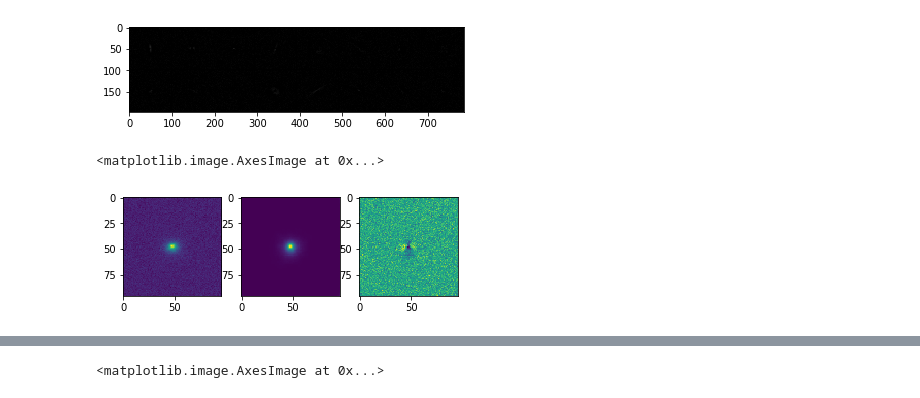
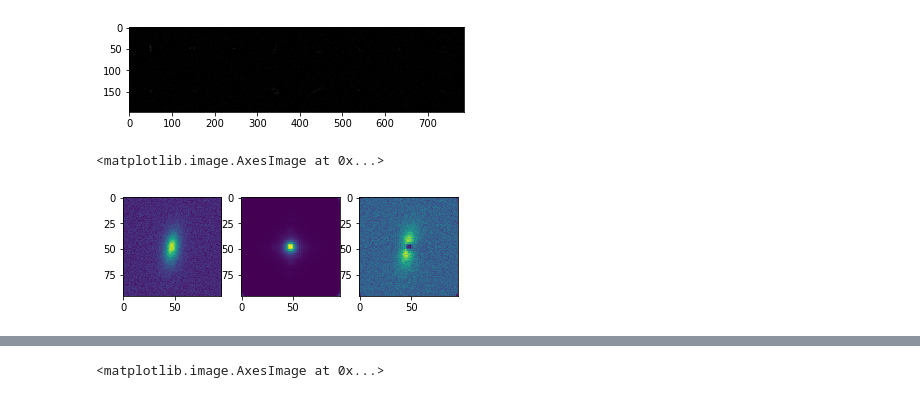
Before and after one commit to JunYinDM/GalaxyGenerativeModel, a Jupyter notebook: checkRes.ipynb, the cells around one changed output, grey strips where cells are left out. Drawn from its saved outputs; the diff is of its cells as text; code cells hidden in the pictures.

```diff
--- a/checkRes.ipynb
+++ b/checkRes.ipynb
@@ -3,3 +3,12 @@ import matplotlib.pyplot as plt
 import matplotlib.image as mpimg
 import numpy as np
 import torch
+
+
+
+def showres(path):
+    img_data_tensor=torch.load(path)
+    img_data= img_data_tensor[4].numpy()
+    img_data.resize(56,56)
+    plt.imshow(img_data)
+    return img_data
@@ -100,20 +126,16 @@ plt.imshow(img1-img2)
 Clipping input data to the valid range for imshow with RGB data ([0..1] for floats or [0..255] for integers).
 <matplotlib.image.AxesImage at 0x...>
 [figure]
-# %%
-def showres(path):
-    img_data_tensor=torch.load(path)
-    img_data= img_data_tensor[2].numpy()
-    img_data.resize(96,96)
-    plt.imshow(img_data)
-    return img_data
 # %%
+
+
+
 plt.subplot(1, 3, 1)
-a1=showres('s1_x_200.pt')
+a1=showres('s2_x_260.pt')
 plt.subplot(1, 3, 2)
-a2=showres('s1_x_hat_200.pt')
+a2=showres('s2_x_hat_260.pt')
 plt.subplot(1, 3, 3)
 plt.imshow(a1-a2)
 # %% [output]
 <matplotlib.image.AxesImage at 0x...>
-[figure, old version]
+[figure, new version]
```
Also changed, not shown: parts of 7 cells of this notebook.
